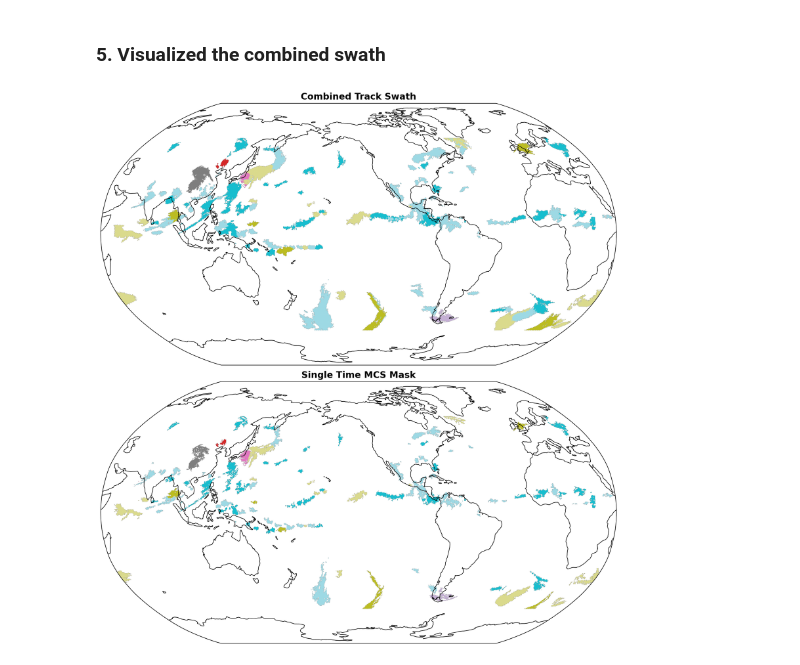
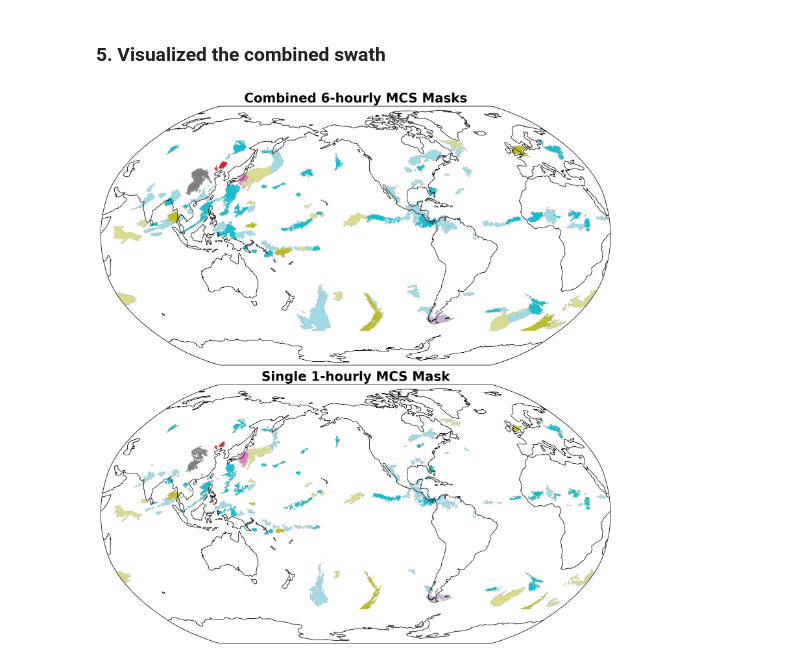
Before and after one commit to WACCEM/gsrm_cooccurrencefeature, a Jupyter notebook: notebooks/test_healpix_overlap_mcs_mask.ipynb, the cells around one changed output. Saved outputs shown, nothing was run; the diff lists cells and outputs as text; code cells hidden in the pictures.

```diff
--- a/notebooks/test_healpix_overlap_mcs_mask.ipynb
+++ b/notebooks/test_healpix_overlap_mcs_mask.ipynb
@@ -421,30 +421,30 @@ Track 1542: 19 pixels in combined swath
 # %%
 projection = ccrs.Robinson(central_longitude=-135)
 fig, axes = plt.subplots(
     2, 1,
     figsize=(12,12),
     subplot_kw={"projection": projection},
     constrained_layout=True
 )
 
 # Panel 1: Combined Track Swath
 ax = axes[0]
 ax.set_global()
 ax.add_feature(cf.COASTLINE, linewidth=0.8)
-ax.set_title("Combined Track Swath", fontsize=14, fontweight='bold')
+ax.set_title("Combined 6-hourly MCS Masks", fontsize=20, fontweight='bold')
 # Normalize color scale
 norm = mpl.colors.Normalize(vmin=np.min(combined_swath), vmax=np.max(combined_swath))
 # Plot
 _combined_swath = xr.DataArray(combined_swath, dims=['cell'], coords={'cell': ds.cell}).assign_coords(crs=ds.crs)
 img = egh.healpix_show(_combined_swath.where(_combined_swath > 0), norm=norm, cmap='tab20', ax=ax)
 
 # Panel 2: Single time MCS mask
 ax = axes[1]
 ax.set_global()
 ax.add_feature(cf.COASTLINE, linewidth=0.8)
-ax.set_title("Single Time MCS Mask", fontsize=14, fontweight='bold')
+ax.set_title("Single 1-hourly MCS Mask", fontsize=20, fontweight='bold')
 # Plot
 _mask = _mcs_mask.isel(time=0)
 img = egh.healpix_show(_mask.where(_mask > 0), norm=norm, cmap='tab20', ax=ax)
 # %% [output]
-[figure, old version]
+[figure, new version]
```
Also changed, not shown: 2 other files.
